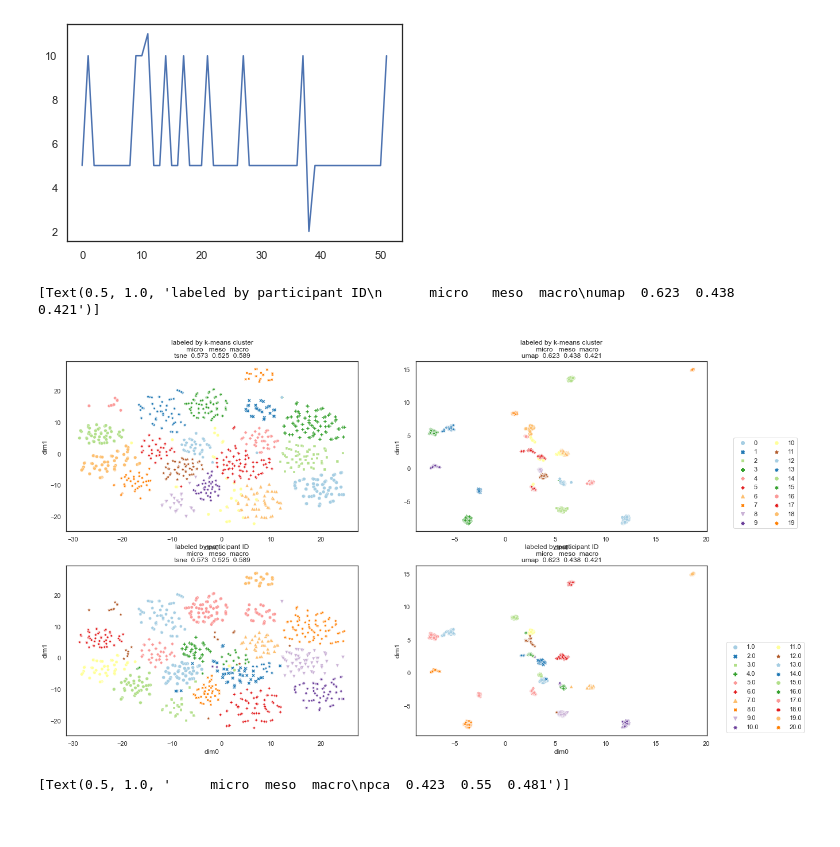
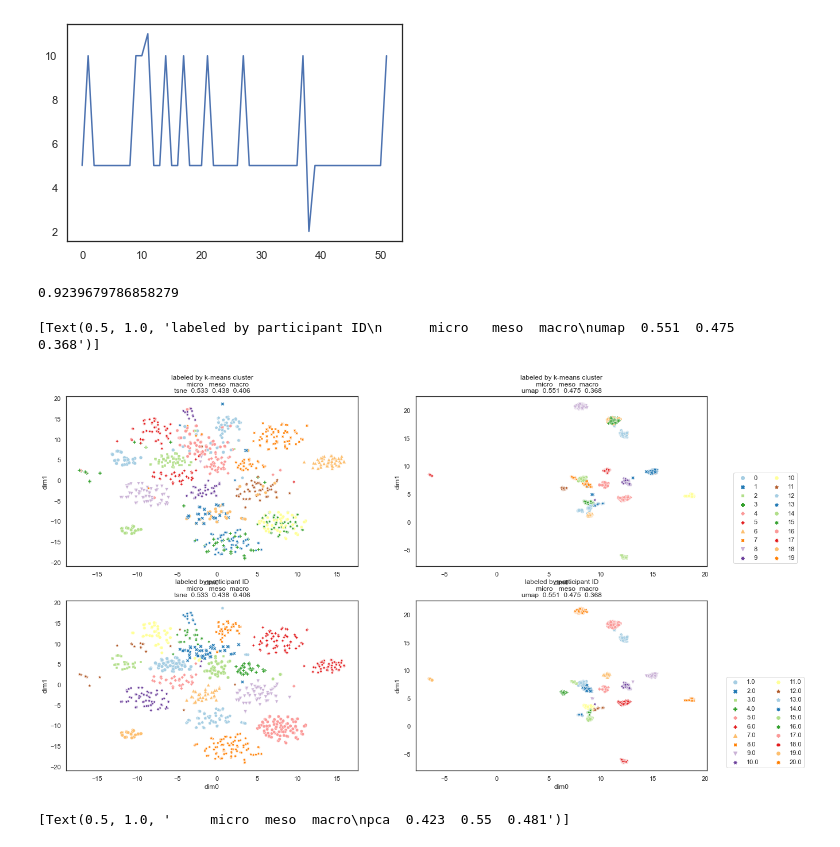
Before and after one commit to Rahul-Brito/infantvoice, a Jupyter notebook: scripts/High Dim Cost One Model.ipynb, the cells around one changed output. Cells and saved outputs as stored; diff of their text form; code cells hidden in the pictures.

Commit message:
playing aorund with silhouette coefficient and adjusted rand index. also jsut ran kmeans on my tnse to look at how it plotted, and ya its intersting

```diff
--- a/scripts/High Dim Cost One Model.ipynb
+++ b/scripts/High Dim Cost One Model.ipynb
@@ -139,7 +130,13 @@ dist=10E-3
 
 ###Run dimension reduction with different methods on the embeddings to establish a baseline before leaving any participants out
 #Using tsne with perplexity=30 (default) since N/100<30, and learning rate of n/12. Random seed is 42 so the result is the same each time
-emb_tsne = dr.run_tsne(emb_down, perplexity = perplexity, init='pca', learning_rate=learning_rate)
+#emb_tsne = dr.run_tsne(emb_down, perplexity = perplexity, init='pca', learning_rate=learning_rate)
+#PCA Initializer of TSNE
+pca = PCA(n_components=50)
+emb_pca = pd.DataFrame(pca.fit_transform(emb_down.drop(columns='part_id')))
+emb_pca['part_id'] = emb_down.part_id
+emb_tsne = dr.run_tsne(emb_pca, perplexity = perplexity, learning_rate=learning_rate)
+
 
 #run umap with default parameters
 emb_umap = dr.run_umap(emb_down, n_neighbors=n_neighbors, dist=dist)
@@ -152,11 +149,11 @@ emb_pacmap = dr.run_pacmap(emb_down)
 
 
 #PCA for comparison
-pca = PCA(n_components=512)
+#pca = PCA(n_components=512)
 #exp_var = pca.fit(emb_down.drop(columns='part_id')).explained_variance_ratio_
-emb_pca = pd.DataFrame(pca.fit_transform(emb_down.drop(columns='part_id')))
-emb_pca = emb_pca.iloc[:,:2]
-emb_pca.columns = ['dim0', 'dim1']
+#emb_pca = pd.DataFrame(pca.fit_transform(emb_down.drop(columns='part_id')))
+#emb_pca = emb_pca.iloc[:,:2]
+#emb_pca.columns = ['dim0', 'dim1']
 
 #measure 'knn', 'knc', 'cpd' to determine how well micro, meso, and marco structure of high-D preserved by dim reduction, per Kobak&Berens2019
 knn=50
@@ -186,28 +183,35 @@ dist_pca = dm.embedding_quality(high_dim, low_dim, classes,  knn=knn,  knn_class
 #create a dataframe of all distance metrics for each dimension method
 dist = pd.DataFrame(np.vstack((dist_tsne, dist_umap,dist_pacmap,dist_pca)), columns = ['micro', 'meso', 'macro'], index = ['tsne', 'umap', 'pacmap','pca'])
 dist = dist.round(decimals=3)
+# %%
+tsne_cluster_test = KMeans(n_clusters=20, random_state=42).fit_predict(emb_tsne.drop(columns='part_id'))
+umap_cluster_test = KMeans(n_clusters=20, random_state=42).fit_predict(emb_umap.drop(columns='part_id'))
+# %%
+adjusted_rand_score(emb_down_kmeans.part_id, umap_cluster_test)
+# %% [output]
+0.9239679786858279
 # %%
 ##plot 2 dimensions from each dimension reduction
 fig, ((ax1, ax2), (ax3, ax4)) = plt.subplots(2, 2,figsize=(20,12))
 
-clust_plt_tsne = sns.scatterplot(x=emb_tsne.dim0, y=emb_tsne.dim1, ax=ax1, palette="Paired", hue=emb_down_kmeans.kmeans_predict, style=emb_down_kmeans.kmeans_predict, legend=False)
+clust_plt_tsne = sns.scatterplot(x=emb_tsne.dim0, y=emb_tsne.dim1, ax=ax1, palette="Paired", hue=tsne_cluster_test, style=tsne_cluster_test, legend=False)
 #ax1.legend(loc="lower center",bbox_to_anchor=(1.3,1), ncol=2)
 clust_plt_tsne.set(title = 'labeled by k-means cluster\n' + str(dist[dist.index=='tsne']))
 
-clust_plt_umap = sns.scatterplot(x=emb_umap.dim0, y=emb_umap.dim1, ax=ax2, palette="Paired", hue=emb_down_kmeans.kmeans_predict,style=emb_down_kmeans.kmeans_predict, legend=True)
+clust_plt_umap = sns.scatterplot(x=emb_umap.dim0, y=emb_umap.dim1, ax=ax2, palette="Paired", hue=umap_cluster_test,style=umap_cluster_test, legend=True)
 ax2.legend(loc="lower center",bbox_to_anchor=(1.2, 0), ncol=2)
 clust_plt_umap.set(title = 'labeled by k-means cluster\n' + str(dist[dist.index=='umap']))
 
 clust_plt_tsne_2 = sns.scatterplot(x=emb_tsne.dim0, y=emb_tsne.dim1, ax=ax3, palette="Paired", hue=emb_tsne.part_id, style=emb_tsne.part_id, legend=False)
 #ax1.legend(loc="lower center",bbox_to_anchor=(1.3,1), ncol=2)
 clust_plt_tsne_2.set(title = 'labeled by participant ID\n' + str(dist[dist.index=='tsne']))
 
 clust_plt_umap_2 = sns.scatterplot(x=emb_umap.dim0, y=emb_umap.dim1, ax=ax4, palette="Paired", hue=emb_umap.part_id, style=emb_tsne.part_id, legend=True)
 ax4.legend(loc="lower center",bbox_to_anchor=(1.2, 0), ncol=2)
 clust_plt_umap_2.set(title = 'labeled by participant ID\n' + str(dist[dist.index=='umap']))
 # %% [output]
-[Text(0.5, 1.0, 'labeled by participant ID\n      micro   meso  macro\numap  0.623  0.438  0.421')]
+[Text(0.5, 1.0, 'labeled by participant ID\n      micro   meso  macro\numap  0.551  0.475  0.368')]
-[figure, old version]
+[figure, new version]
 # %%
 # %% [output]
 [Text(0.5, 1.0, '     micro  meso  macro\npca  0.423  0.55  0.481')]
```
Also changed, not shown: parts of 4 cells of this notebook.
